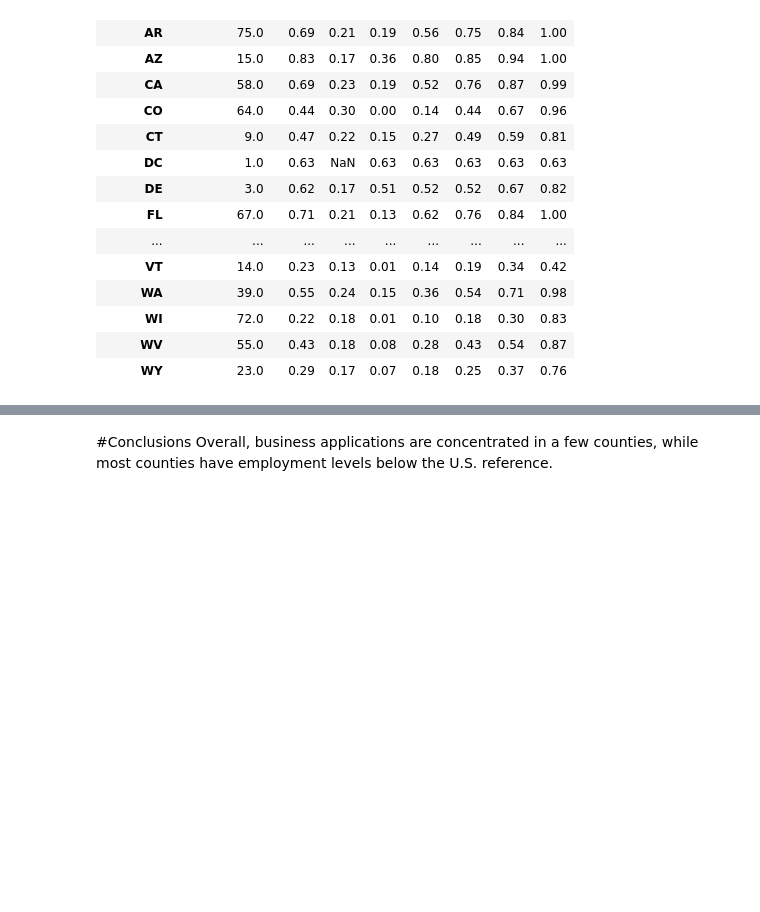
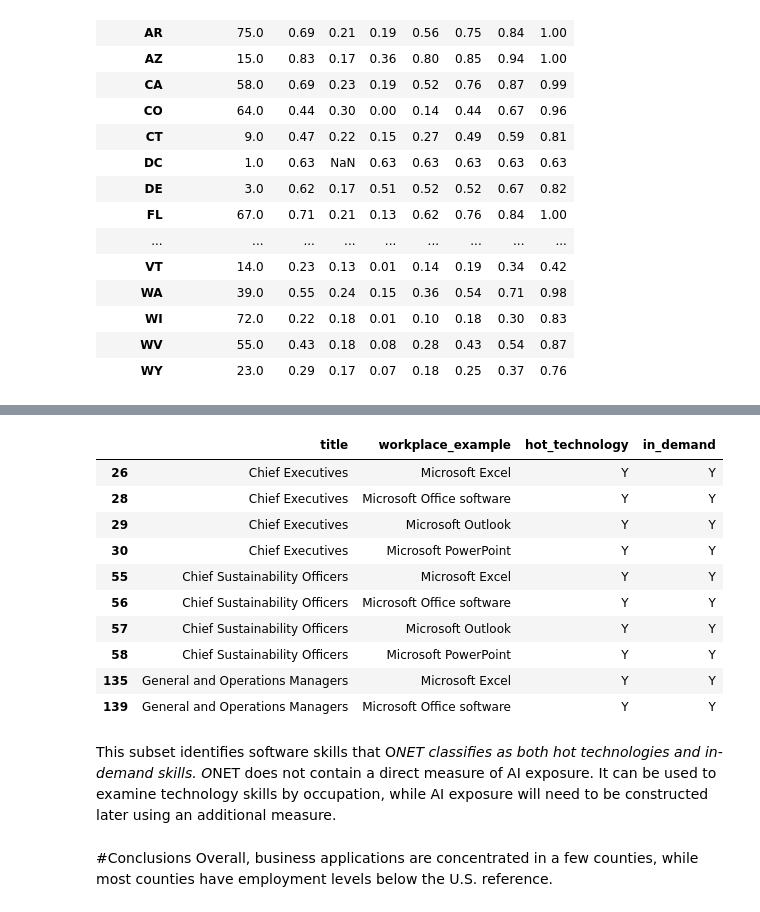
Before and after one commit to shirleyrutgers/DataManPy, a Jupyter notebook: ps1dataman.ipynb, the cells around one changed output, grey strips where cells are left out. Cells and saved outputs as stored; diff of their text form; code cells hidden in the pictures; blank space fills up the shorter version.

```diff
--- a/ps1dataman.ipynb
+++ b/ps1dataman.ipynb
@@ -952,3 +1033,27 @@ pd.read_html(r.text,match='Density',flavor=None)[0].head(3)
+# %%
+hot_demand_skills = tech_skills[
+    (tech_skills.hot_technology == "Y") &
+    (tech_skills.in_demand == "Y")
+]
+
+hot_demand_skills[
+    ["title", "workplace_example", "hot_technology", "in_demand"]
+][0:10]
+# %% [output]
+|  | title | workplace_example | hot_technology | in_demand |
+| 26 | Chief Executives | Microsoft Excel | Y | Y |
+| 28 | Chief Executives | Microsoft Office software | Y | Y |
+| 29 | Chief Executives | Microsoft Outlook | Y | Y |
+| 30 | Chief Executives | Microsoft PowerPoint | Y | Y |
+| 55 | Chief Sustainability Officers | Microsoft Excel | Y | Y |
+| 56 | Chief Sustainability Officers | Microsoft Office software | Y | Y |
+| 57 | Chief Sustainability Officers | Microsoft Outlook | Y | Y |
+| 58 | Chief Sustainability Officers | Microsoft PowerPoint | Y | Y |
+| 135 | General and Operations Managers | Microsoft Excel | Y | Y |
+| 139 | General and Operations Managers | Microsoft Office software | Y | Y |
+# %% [markdown]
+This subset identifies software skills that O*NET classifies as both hot technologies and in-demand skills.
+O*NET does not contain a direct measure of AI exposure. It can be used to examine technology skills by occupation, while AI exposure will need to be constructed later using an additional measure.
 # %% [markdown]
 #Conclusions
 Overall, business applications are concentrated in a few counties, while most counties have employment levels below the U.S. reference.
```
Also changed, not shown: parts of 6 cells of this notebook.
